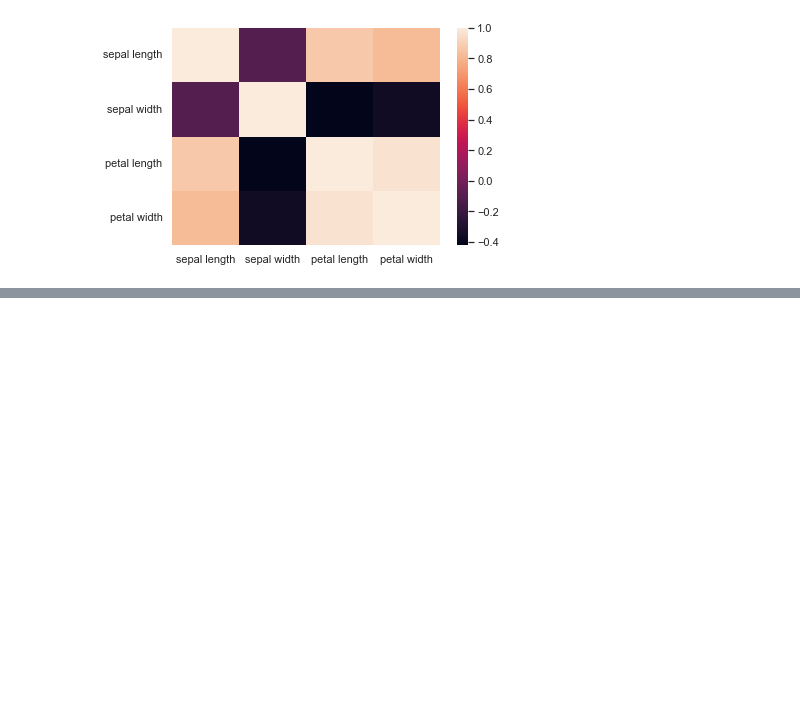
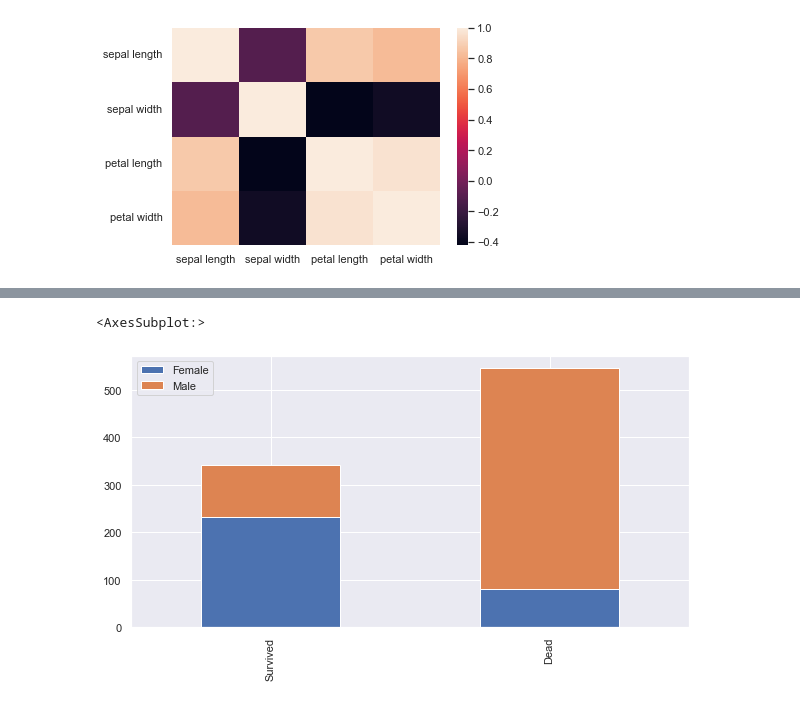
Before and after one commit to axelguerinoctave/M2Bio, a Jupyter notebook: TP 3.ipynb, the cells around one changed output, grey strips where cells are left out. Saved outputs shown, nothing was run; the diff lists cells and outputs as text; code cells hidden in the pictures; blank space fills up the shorter version.

```diff
--- a/TP 3.ipynb
+++ b/TP 3.ipynb
@@ -42,0 +196,10 @@ sns.heatmap(matcorr)
+# %%
+survived = titanic[titanic['Survived']==1]["Sex"].value_counts()
+dead = titanic[titanic['Survived']==0]["Sex"].value_counts()
+df = pd.DataFrame([survived,dead])
+df.index = ['Survived','Dead']
+df.columns = ['Female', "Male"]
+df.plot(kind='bar',stacked=True, figsize=(10,5))
+# %% [output]
+<AxesSubplot:>
+[figure, added]
```
Also changed, not shown: parts of 43 cells of this notebook.
